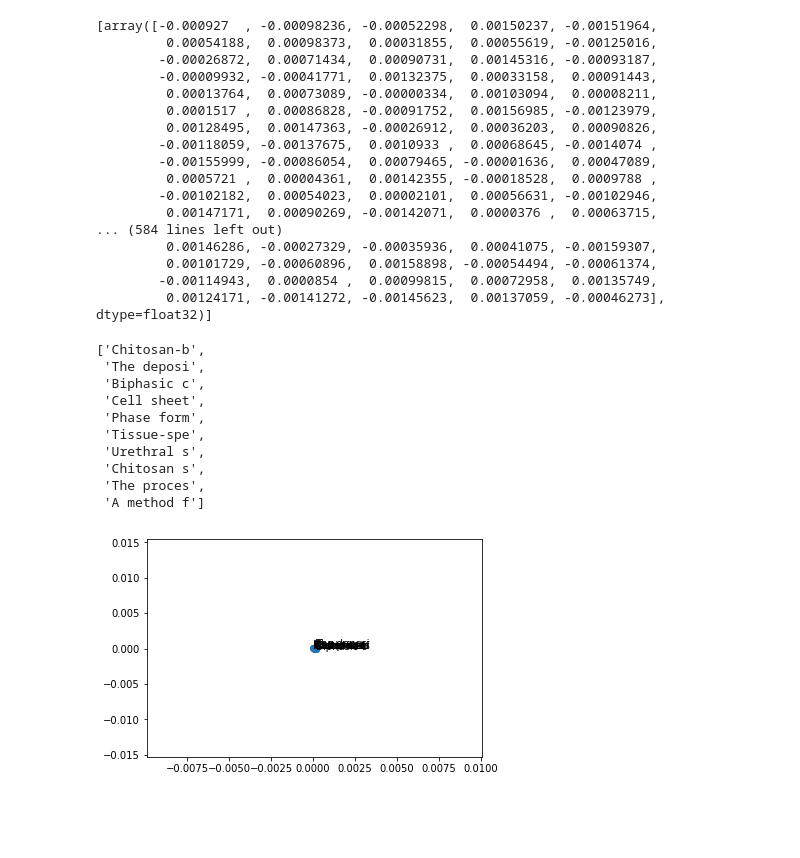
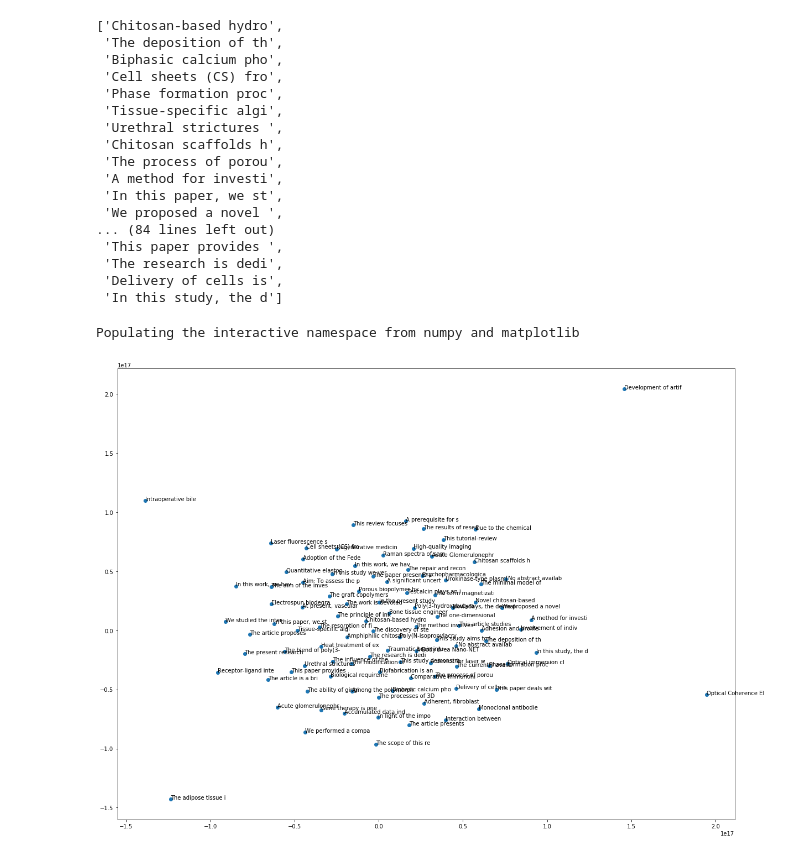
Before and after one commit to alatalab/articles_theme, a Jupyter notebook: tsne_experiment.ipynb, the cells around one changed output. Drawn from its saved outputs; the diff is of its cells as text; code cells hidden in the pictures; blank space fills up the shorter version.

```diff
--- a/tsne_experiment.ipynb
+++ b/tsne_experiment.ipynb
@@ -3,33 +3,14 @@ import nltk
 import gensim
 from gensim.models.doc2vec import Doc2Vec
 
-first_elements=10
+first_elements=100
 
 docs=Doc2Vec.load("doc2vec.bin")
 newdoc=[]
 for doc in docs.docvecs:
    newdoc.append(doc)
-Y = tsne.fit_transform(newdoc)
 
-newdoc[:first_elements]
+newdoc=newdoc[:first_elements]
-# %% [output]
-[array([-0.000927  , -0.00098236, -0.00052298,  0.00150237, -0.00151964,
-         0.00054188,  0.00098373,  0.00031855,  0.00055619, -0.00125016,
-        -0.00026872,  0.00071434,  0.00090731,  0.00145316, -0.00093187,
-        -0.00009932, -0.00041771,  0.00132375,  0.00033158,  0.00091443,
-         0.00013764,  0.00073089, -0.00000334,  0.00103094,  0.00008211,
-         0.0001517 ,  0.00086828, -0.00091752,  0.00156985, -0.00123979,
-         0.00128495,  0.00147363, -0.00026912,  0.00036203,  0.00090826,
-        -0.00118059, -0.00137675,  0.0010933 ,  0.00068645, -0.0014074 ,
-        -0.00155999, -0.00086054,  0.00079465, -0.00001636,  0.00047089,
-         0.0005721 ,  0.00004361,  0.00142355, -0.00018528,  0.0009788 ,
-        -0.00102182,  0.00054023,  0.00002101,  0.00056631, -0.00102946,
-         0.00147171,  0.00090269, -0.00142071,  0.0000376 ,  0.00063715,
-... (584 lines left out)
-         0.00146286, -0.00027329, -0.00035936,  0.00041075, -0.00159307,
-         0.00101729, -0.00060896,  0.00158898, -0.00054494, -0.00061374,
-        -0.00114943,  0.0000854 ,  0.00099815,  0.00072958,  0.00135749,
-         0.00124171, -0.00141272, -0.00145623,  0.00137059, -0.00046273], dtype=float32)]
 # %%
 import sys
 import codecs
@@ -44,16 +25,23 @@ from sklearn.manifold import TSNE
 
 df = pd.read_csv("data/articles.csv")
 titles=df.Abstract.tolist()[:first_elements]
-titles=[title[:10] for title in titles]
+titles=[title[:20] for title in titles]
 titles
 # %% [output]
-['Chitosan-b',
- 'The deposi',
- 'Biphasic c',
- 'Cell sheet',
- 'Phase form',
- 'Tissue-spe',
- 'Urethral s',
- 'Chitosan s',
- 'The proces',
- 'A method f']
+['Chitosan-based hydro',
+ 'The deposition of th',
+ 'Biphasic calcium pho',
+ 'Cell sheets (CS) fro',
+ 'Phase formation proc',
+ 'Tissue-specific algi',
+ 'Urethral strictures ',
+ 'Chitosan scaffolds h',
+ 'The process of porou',
+ 'A method for investi',
+ 'In this paper, we st',
+ 'We proposed a novel ',
+... (84 lines left out)
+ 'This paper provides ',
+ 'The research is dedi',
+ 'Delivery of cells is',
+ 'In this study, the d']
@@ -60,11 +53,12 @@ titles
+# %%
+Y= Y*100
 # %%
-
-tsne = TSNE(n_components=2, random_state=0)
-np.set_printoptions(suppress=True)
-Y = tsne.fit_transform(newdoc[:10])
+%pylab inline
+pylab.rcParams['figure.figsize'] = (20,15)
 plt.scatter(Y[:, 0], Y[:, 1])
 for label, x, y in zip(titles, Y[:, 0], Y[:, 1]):
     plt.annotate(label, xy=(x, y), xytext=(0, 0), textcoords='offset points')
 plt.show()
 # %% [output]
+Populating the interactive namespace from numpy and matplotlib
-[figure, old version]
+[figure, new version]
```
Also changed, not shown: parts of 1 cell of this notebook.
